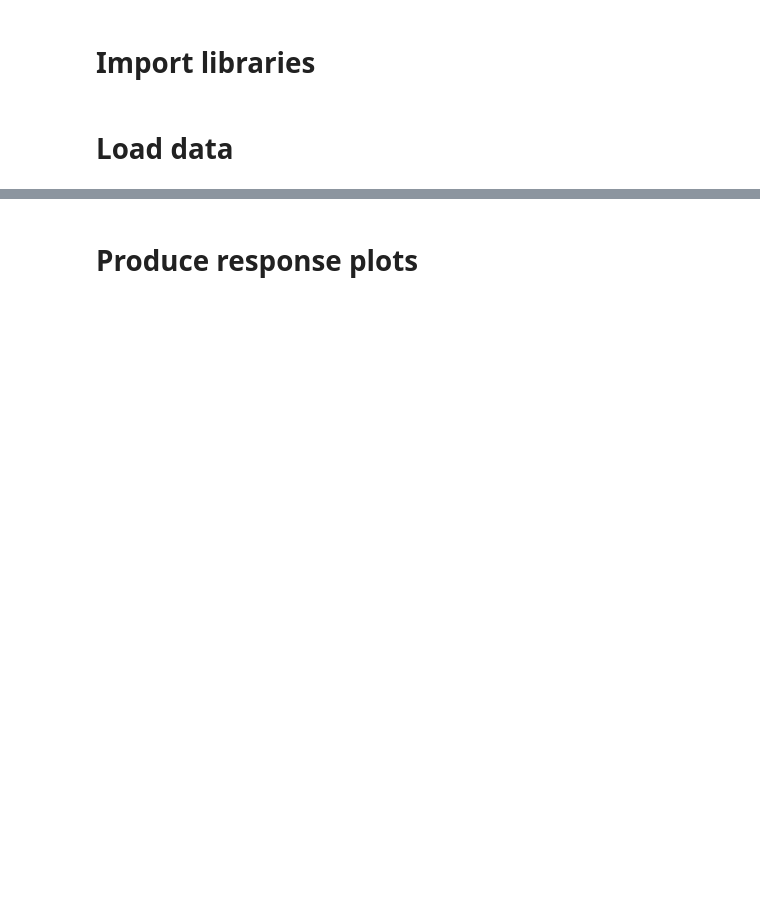
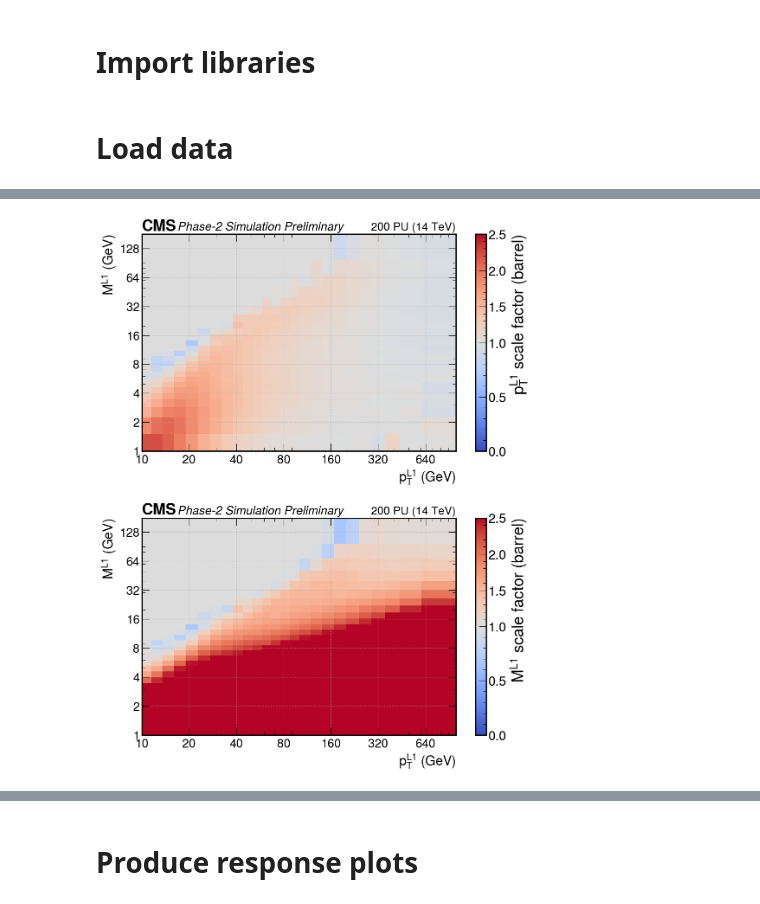
Before and after one commit to lrobertshaw/mass_corrections, a Jupyter notebook: corrections.ipynb, the cells around one changed output, grey strips where cells are left out. Saved outputs shown, nothing was run; the diff lists cells and outputs as text; code cells hidden in the pictures; blank space fills up the shorter version.

```diff
--- a/corrections.ipynb
+++ b/corrections.ipynb
@@ -178,0 +313,4 @@ class Jet:
+# %%
+Plot.scale_factors_heatmap(edges, pt=pt_sfs, mass=mass_sfs)
+# %% [output]
+[figure, added]
```
Also changed, not shown: parts of 10 cells of this notebook.
